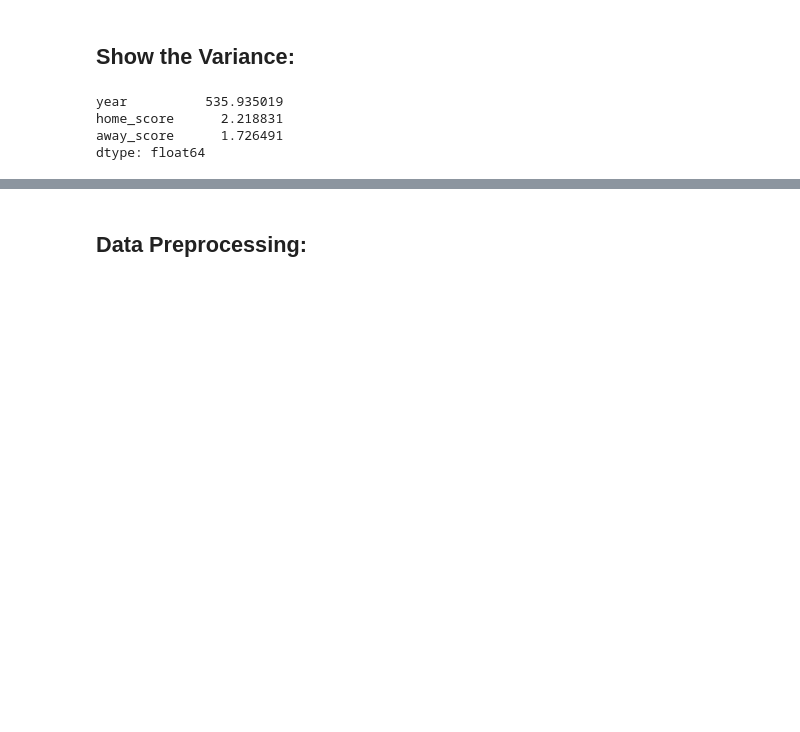
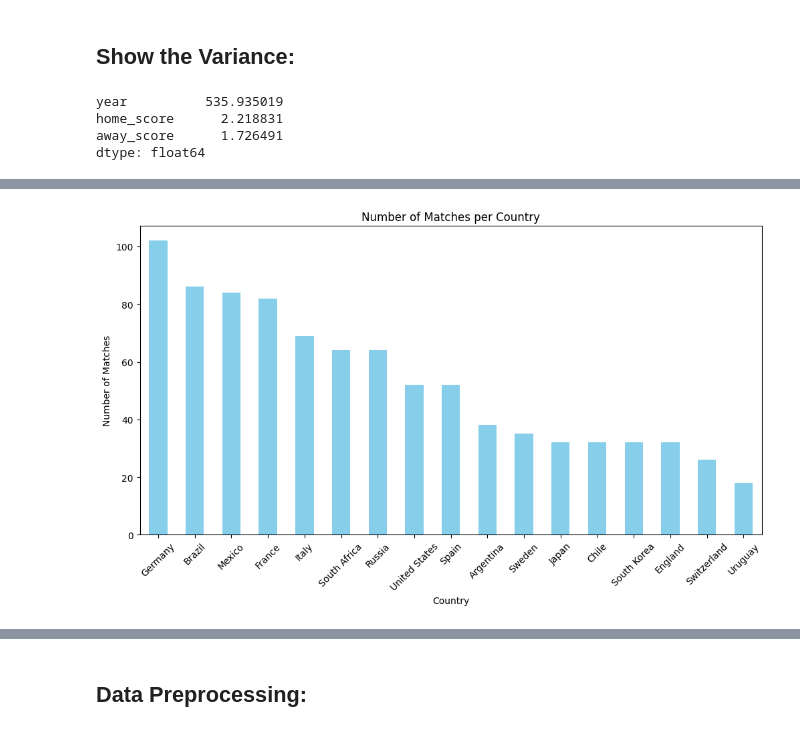
Before and after one commit to Aljwharah9/IT-326, a Jupyter notebook: Phase1&2.ipynb, the cells around one changed output, grey strips where cells are left out. Cells and saved outputs as stored; diff of their text form; code cells hidden in the pictures; blank space fills up the shorter version.

```diff
--- a/Phase1&2.ipynb
+++ b/Phase1&2.ipynb
@@ -123,0 +126,19 @@ dtype: float64
+# %%
+import pandas as pd
+import matplotlib.pyplot as plt
+
+# Read the data
+data = pd.read_csv('Cleaned_dataset.csv')
+
+# Count the number of matches for each country
+matches_per_country = data['country'].value_counts()
+
+# Plot the chart
+matches_per_country.plot(kind='bar', figsize=(12, 6), color='skyblue')
+plt.title('Number of Matches per Country')
+plt.xlabel('Country')
+plt.ylabel('Number of Matches')
+plt.xticks(rotation=45)
+plt.show()
+# %% [output]
+[figure, added]
```
Also changed, not shown: parts of 25 cells of this notebook.
